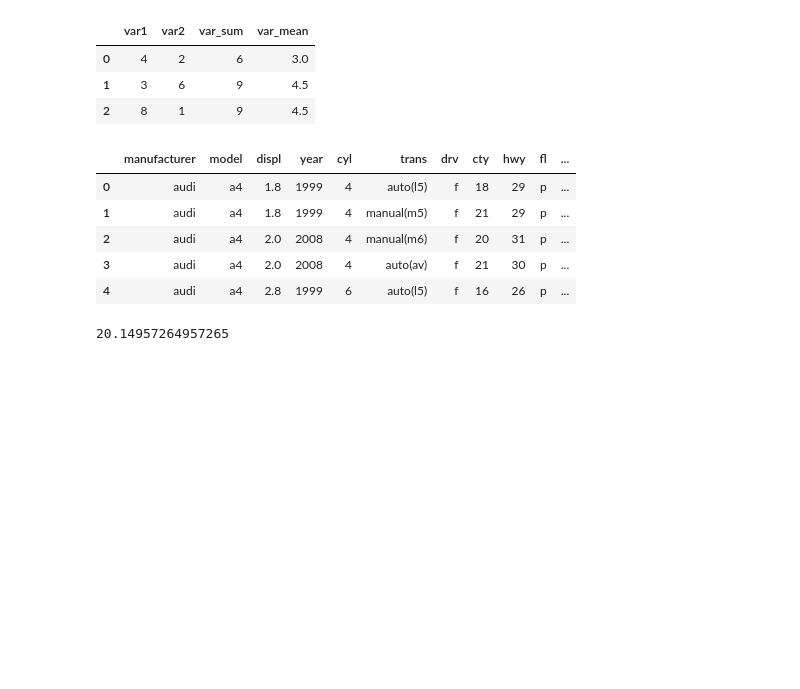
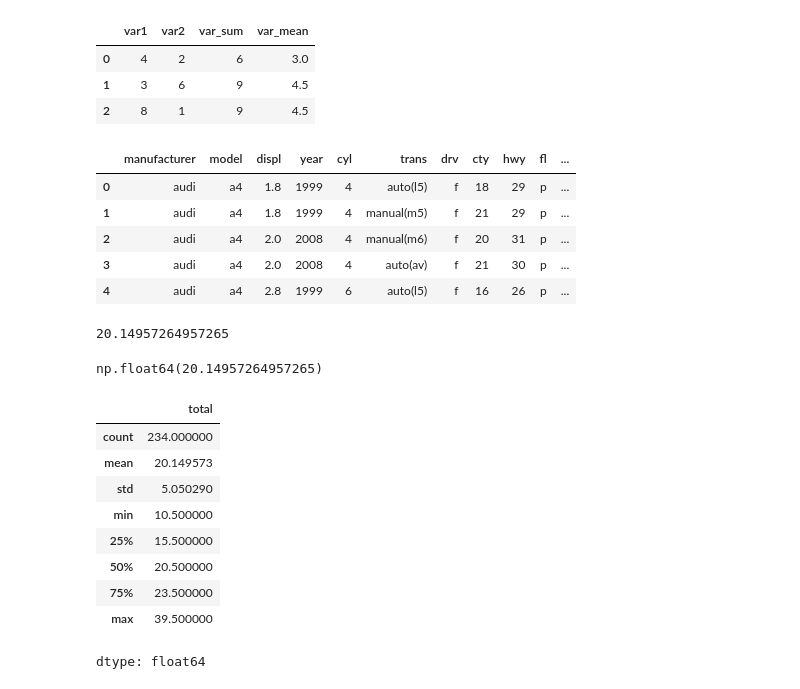
Before and after one commit to asdsadawww/-, a Jupyter notebook: Colab_파이썬.ipynb, the cells around one changed output. Cells and saved outputs as stored; diff of their text form; code cells hidden in the pictures; blank space fills up the shorter version.

```diff
--- a/Colab_파이썬.ipynb
+++ b/Colab_파이썬.ipynb
@@ -296,2 +296,19 @@ sum(mpg['total'])/ len(mpg)  #total합계를 행 수로 나누
 # %% [output]
 20.14957264957265
+# %%
+mpg['total'].mean()   #통합연비 변수 평균(이게 더 간결하고 좋음)
+# %% [output]
+np.float64(20.14957264957265)
+# %%
+mpg['total'].describe() #요약 통계량
+# %% [output]
+|  | total |
+| count | 234.000000 |
+| mean | 20.149573 |
+| std | 5.050290 |
+| min | 10.500000 |
+| 25% | 15.500000 |
+| 50% | 20.500000 |
+| 75% | 23.500000 |
+| max | 39.500000 |
+dtype: float64
```
Also changed, not shown: parts of 6 cells of this notebook.
